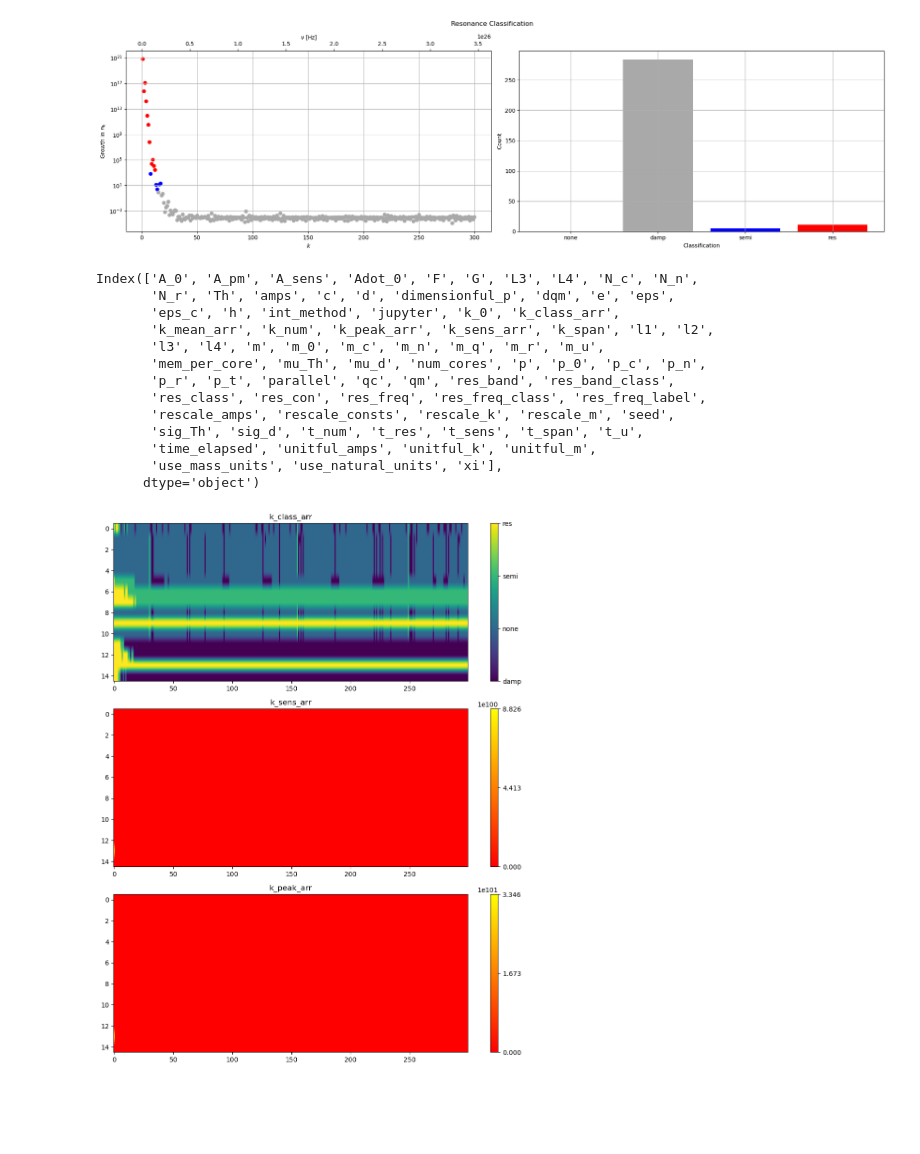
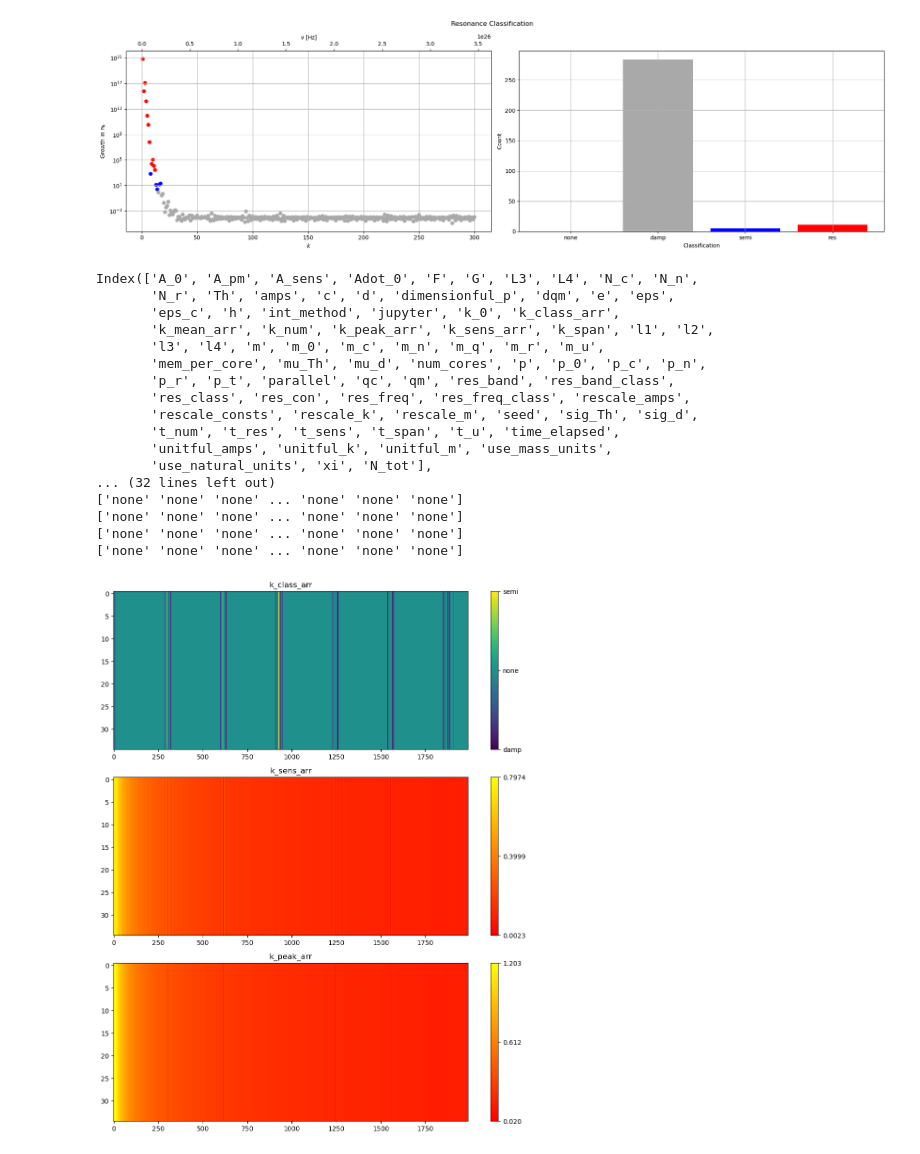
Before and after one commit to LoaneShark/pyAxiverse, a Jupyter notebook: param-analysis.ipynb, the cells around one changed output. Drawn from its saved outputs; the diff is of its cells as text; code cells hidden in the pictures; blank space fills up the shorter version.

Commit message:
Enhanced parameter analysis data preprocessing

```diff
--- a/param-analysis.ipynb
+++ b/param-analysis.ipynb
@@ -93,7 +93,7 @@ from piaxi_utils import load_all
 
 #np.warnings.filterwarnings("error", category=np.VisibleDeprecationWarning)
 
-def prepare_data(config_name, output_root='~/scratch', version='v3.2'):
+def prepare_data(config_name, output_root='~/scratch', version='v3.2.5'):
     """Load and prepare data for future functions"""
 
     params, results, _, coeffs = load_all(config_name, output_root, version)
@@ -113,6 +113,7 @@ def prepare_data(config_name, output_root='~/scratch', version='v3.2'):
         "N_c": np.int32,
         "N_n": np.int32,
         "N_r": np.int32,
+        "N_tot": np.int32,
         "Th": np.ndarray,
         "amps": np.ndarray,
         "c": np.float32,
@@ -125,7 +126,7 @@ def prepare_data(config_name, output_root='~/scratch', version='v3.2'):
         "int_method": str,
         "jupyter": 'Int64',
         "k_0": np.float32,
-        "k_class_arr": 'object',
+        "k_class_arr": np.ndarray,
         "k_mean_arr": np.ndarray,
         "k_num": np.int32,
         "k_peak_arr": np.ndarray,
@@ -158,9 +159,8 @@ def prepare_data(config_name, output_root='~/scratch', version='v3.2'):
         "res_band_class": str,
         "res_class": str,
         "res_con": np.float32,
-        "res_freq": np.float32,
-        "res_freq_class": str,
-        "res_freq_label": str,
+        "res_freq": str,
+        "res_freq_class": 'object',
         "rescale_amps": bool,
         "rescale_consts": bool,
         "rescale_k": bool,
@@ -184,10 +184,16 @@ def prepare_data(config_name, output_root='~/scratch', version='v3.2'):
     }
 
     # TODO: Temp fix, remove this when no longer needed
-    if int(version.split('.')[1]) <= 9:
+    if int(version.replace('v','').split('.')[0]) <= 2:
         params_df['jupyter'].fillna(False, inplace=True)
+    # TODO: Temp fix, remove this when no longer needed
+    if int(version.replace('v','').split('.')[0]) <= 3:
+        if 'N_tot' not in params_df.keys():
+            params_df['N_tot'] = params_df['N_r'].astype(np.int32)+params_df['N_n'].astype(np.int32)+params_df['N_c'].astype(np.int32)
 
+    # Preprocess stored parameter values and populate dataframe
     for col, dtype in dtype_map.items():
+        #print('col: %s   |  dtype: %s' % (col,dtype))
         try:
             if dtype is np.ndarray:
                 try:
@@ -199,11 +205,13 @@ def prepare_data(config_name, output_root='~/scratch', version='v3.2'):
             else:
                 params_df[col] = params_df[col].astype(dtype)
         except (OverflowError):
-            print(col, dtype)
+            print('Overflow: (%s) - %s' % (col, dtype))
 
+    # Dataframe containing results of numerics and data for plotting
     res_arr = np.array(results[0], dtype=np.float64)[:,0,:]
     results_df = pd.DataFrame(res_arr)
 
+    # Dataframe containing the functions corresponding to oscillating coefficients B(t), C+/-(t), D(t), and P(t)
     coeffs_df  = pd.DataFrame(coeffs)
 
     return params_df, results_df, coeffs_df
@@ -246,6 +254,7 @@ def plot_heatmaps(df):
         for idx, (k_class, k_sens, k_peak, k_span) in enumerate(zip(k_class_arr, k_sens_arr, k_peak_arr, k_spans)):
             start_idx = int((k_span[0] - global_k_min) * total_k_modes / (global_k_max - global_k_min))
             end_idx = start_idx + len(k_class)
+            print(k_class)
             combined_k_class[idx, start_idx:end_idx] = [value_to_int[val] for val in k_class]
             combined_k_sens[idx, start_idx:end_idx] = k_sens
             combined_k_peak[idx, start_idx:end_idx] = k_peak
@@ -259,15 +268,15 @@ def plot_heatmaps(df):
         plt.figure(figsize=(10, 12))
         ax1 = plt.subplot(3, 1, 1)
         im1 = plt.imshow(combined_k_class, aspect='auto', cmap='viridis')
-        plt.title("k_class_arr")
+        plt.title('k_class_arr')
 
         ax2 = plt.subplot(3, 1, 2)
         im2 = plt.imshow(combined_k_sens, aspect='auto', cmap='autumn')
-        plt.title("k_sens_arr")
+        plt.title('k_sens_arr')
 
         ax3 = plt.subplot(3, 1, 3)
         im3 = plt.imshow(combined_k_peak, aspect='auto', cmap='autumn')
-        plt.title("k_peak_arr")
+        plt.title('k_peak_arr')
 
         # Add colorbars to indicate the mapping from integers back to string values
         cbar1 = plt.colorbar(im1, ax=ax1, ticks=list(value_to_int.values()))
@@ -341,22 +350,26 @@ def plot_scatter(df):
     plt.tight_layout()
     plt.show()
 # %%
-params_data, results_data, coeffs_data = prepare_data('debug')
+params_data, results_data, coeffs_data = prepare_data('pi_axiverse_star')
 print(params_data.columns)
 plot_heatmaps(params_data)
 plot_scatter(params_data)
 # %% [output]
 Index(['A_0', 'A_pm', 'A_sens', 'Adot_0', 'F', 'G', 'L3', 'L4', 'N_c', 'N_n',
        'N_r', 'Th', 'amps', 'c', 'd', 'dimensionful_p', 'dqm', 'e', 'eps',
        'eps_c', 'h', 'int_method', 'jupyter', 'k_0', 'k_class_arr',
        'k_mean_arr', 'k_num', 'k_peak_arr', 'k_sens_arr', 'k_span', 'l1', 'l2',
        'l3', 'l4', 'm', 'm_0', 'm_c', 'm_n', 'm_q', 'm_r', 'm_u',
        'mem_per_core', 'mu_Th', 'mu_d', 'num_cores', 'p', 'p_0', 'p_c', 'p_n',
        'p_r', 'p_t', 'parallel', 'qc', 'qm', 'res_band', 'res_band_class',
-       'res_class', 'res_con', 'res_freq', 'res_freq_class', 'res_freq_label',
-       'rescale_amps', 'rescale_consts', 'rescale_k', 'rescale_m', 'seed',
-       'sig_Th', 'sig_d', 't_num', 't_res', 't_sens', 't_span', 't_u',
-       'time_elapsed', 'unitful_amps', 'unitful_k', 'unitful_m',
-       'use_mass_units', 'use_natural_units', 'xi'],
-      dtype='object')
+       'res_class', 'res_con', 'res_freq', 'res_freq_class', 'rescale_amps',
+       'rescale_consts', 'rescale_k', 'rescale_m', 'seed', 'sig_Th', 'sig_d',
+       't_num', 't_res', 't_sens', 't_span', 't_u', 'time_elapsed',
+       'unitful_amps', 'unitful_k', 'unitful_m', 'use_mass_units',
+       'use_natural_units', 'xi', 'N_tot'],
+... (32 lines left out)
+['none' 'none' 'none' ... 'none' 'none' 'none']
+['none' 'none' 'none' ... 'none' 'none' 'none']
+['none' 'none' 'none' ... 'none' 'none' 'none']
+['none' 'none' 'none' ... 'none' 'none' 'none']
-[figure, old version]
+[figure, new version]
```
Also changed, not shown: parts of 6 cells of this notebook, 2 other files.
